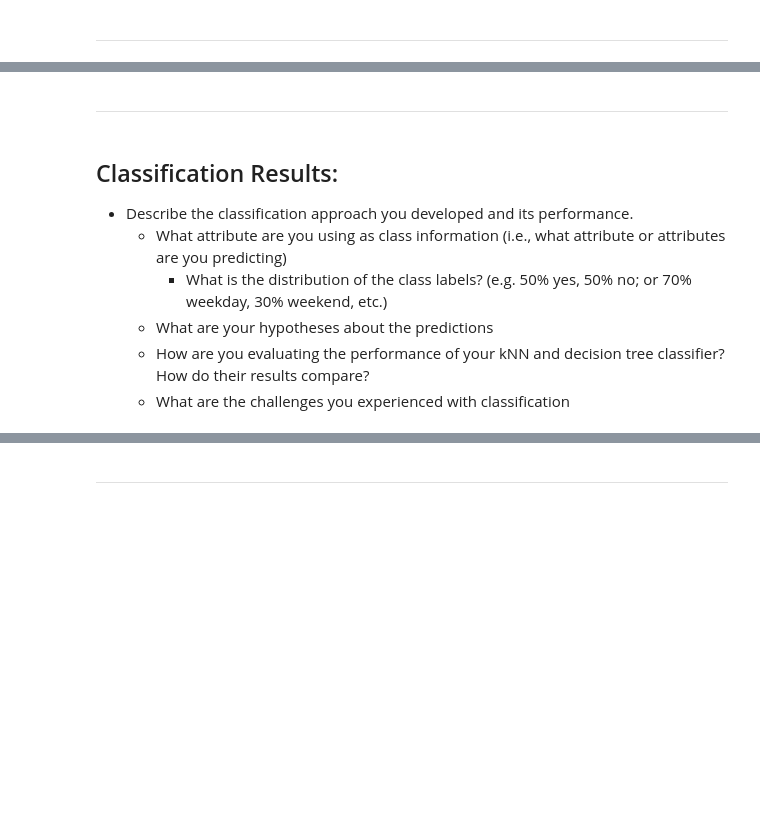
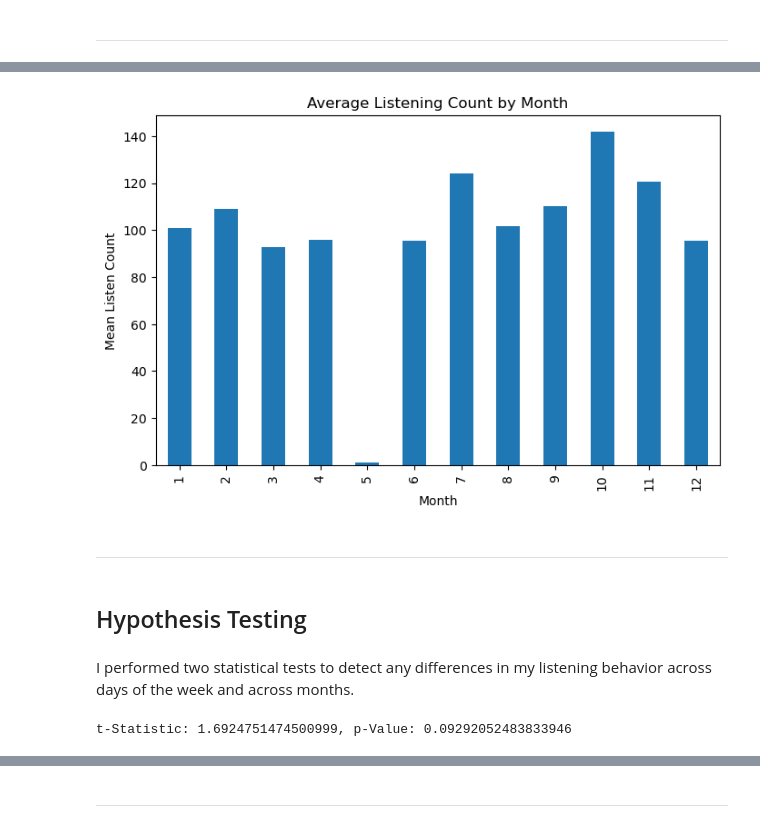
Before and after one commit to tschuff-web/lalaland, a Jupyter notebook: lalaland.ipynb, the cells around one changed output, grey strips where cells are left out. Saved outputs shown, nothing was run; the diff lists cells and outputs as text; code cells hidden in the pictures; blank space fills up the shorter version.

```diff
--- a/lalaland.ipynb
+++ b/lalaland.ipynb
@@ -119,14 +133,22 @@ KeyboardInterrupt:
+# %%
+# Monthly Trend
+merged_df.groupby("Month")["Listen Count"].mean().plot(kind="bar", figsize=(8, 5))
+plt.title("Average Listening Count by Month")
+plt.xlabel("Month")
+plt.ylabel("Mean Listen Count")
+plt.show()
+# %% [output]
+[figure, added]
 # %% [markdown]
 ---
-# %% [markdown]
-## Classification Results:
-
-- Describe the classification approach you developed and its performance.
-  - What attribute are you using as class information (i.e., what attribute or
-    attributes are you predicting)
-    - What is the distribution of the class labels? (e.g. 50% yes, 50% no; or
-      70% weekday, 30% weekend, etc.)
-  - What are your hypotheses about the predictions
-  - How are you evaluating the performance of your kNN and decision tree
-    classifier? How do their results compare?
-  - What are the challenges you experienced with classification
+# %% [markdown]
+## Hypothesis Testing
+# %% [markdown]
+I performed two statistical tests to detect any differences in my listening
+behavior across days of the week and across months.
+# %%
+# t-Test
+t_stat, p_val = new_utils.t_test_weekday_vs_weekend(merged_df)
+print(f"t-Statistic: {t_stat}, p-Value: {p_val}")
+# %% [output]
+t-Statistic: 1.6924751474500999, p-Value: 0.09292052483833946
```
Also changed, not shown: parts of 39 cells of this notebook, 4 other files.
